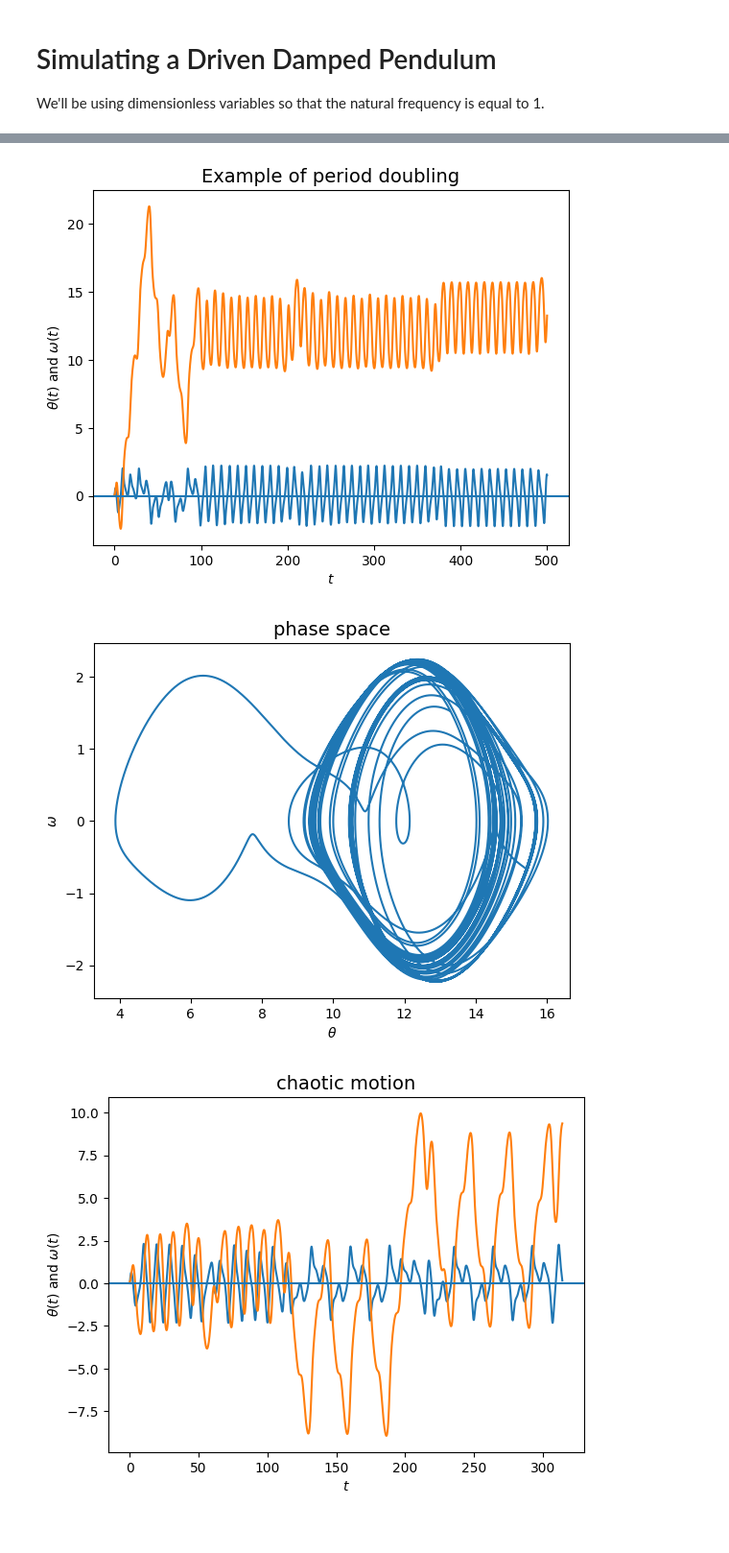
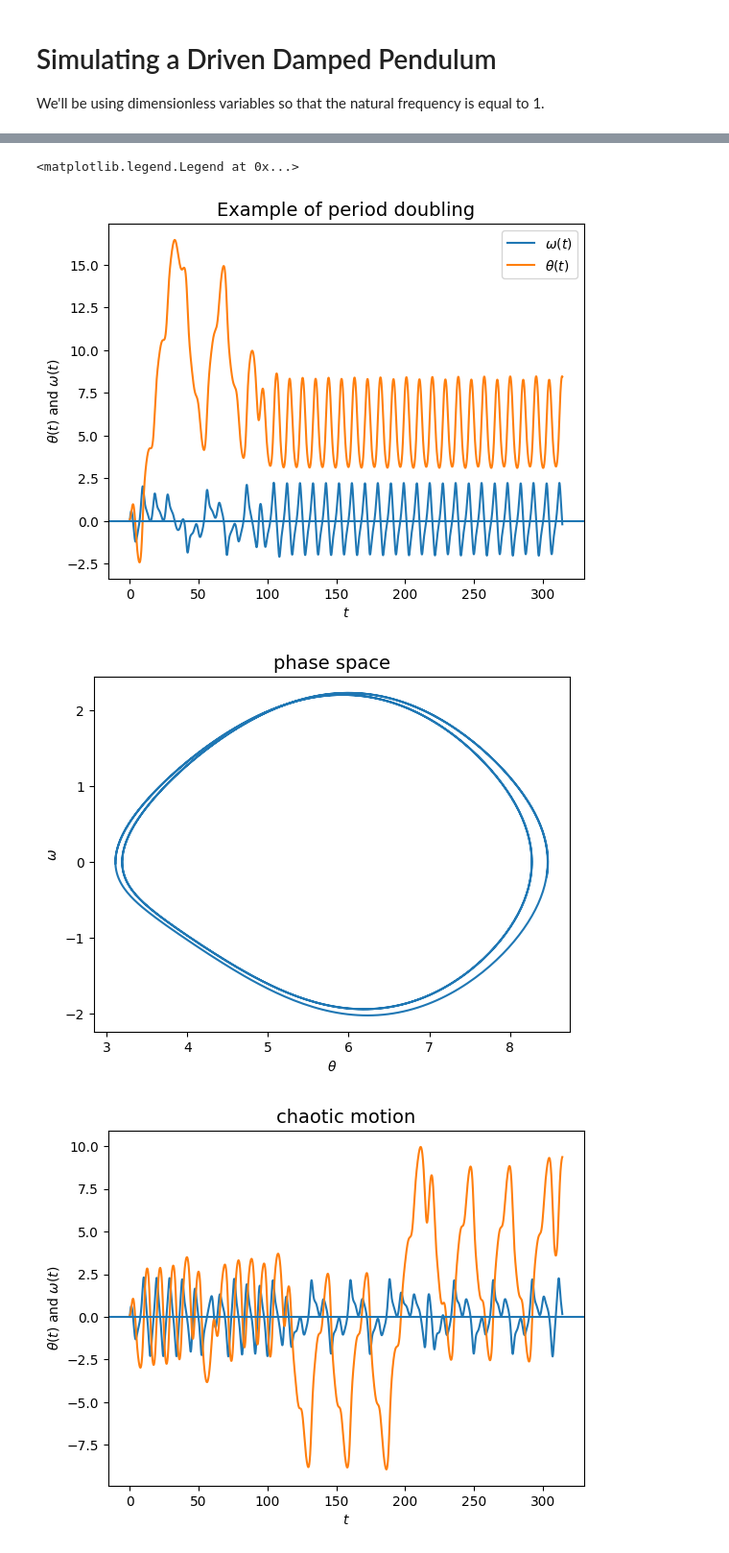
Before and after one commit to henpai91/DPP_Chaos, a Jupyter notebook: notebook.ipynb, the cells around one changed output, grey strips where cells are left out. Shown at 96% size. Saved outputs shown, nothing was run; the diff lists cells and outputs as text; code cells hidden in the pictures.

```diff
--- a/notebook.ipynb
+++ b/notebook.ipynb
@@ -32,10 +32,12 @@ state0 = np.array([theta0,omega0])# Combine initial conditions in array
 
 b = 0.5         # Damping parameter
 g = 1.07        # Driving amplitude
-omega_d = 2./3     # Driving frequency
+omega_d = 2/3     # Driving frequency
 
 t_start = 0
-t_end = 500
-t_eval = np.linspace(t_start,t_end,100000)
+t_end = 50*2*np.pi
+t_eval = np.linspace(t_start,t_end,50*201)
 # %%
-sol = integrate.solve_ivp(eom_dpp,t_span = (t_start,t_end), y0=state0, t_eval=t_eval, args=(b,g,omega_d))
+sol = integrate.solve_ivp(eom_dpp,t_span = (t_start,t_end), y0=state0,
+                          t_eval=t_eval,atol=1e-16, rtol=1e-16,args=(b,g,omega_d))
+print(sol)
@@ -42,17 +57,19 @@ sol = integrate.solve_ivp(eom_dpp,t_span = (t_start,t_end), y0=state0, t_eval=t_
 # %%
 th = sol.y[0]
 om = sol.y[1]
-t = t_eval
+t = sol.t
 # %%
 plt.figure(1)
-plt.plot(t_eval,om)
-plt.plot(t,th)
+plt.plot(t_eval,om, label='$\omega(t)$')
+plt.plot(t,th, label = '$\\theta(t)$')
 plt.axhline(0)
 plt.title("Example of period doubling",fontsize=14)
 plt.xlabel("$t$")
 plt.ylabel("$\\theta(t)$ and $\omega(t)$"); # No idea why I need \\theta
+plt.legend()
 # %% [output]
+<matplotlib.legend.Legend at 0x...>
-[figure, old version]
+[figure, new version]
 # %%
 plt.figure(2)
 plt.xlabel("$\\theta$")
@@ -61,7 +78,7 @@ plt.title("phase space",fontsize=14)
 tplot = 9000
 plt.plot(th[tplot:],om[tplot:]);
 # %% [output]
-[figure, old version]
+[figure, new version]
 # %%
 th0 = 0.1       # Initial theta
 om0 = 0         # Initial angular velocity
```
Also changed, not shown: parts of 1 cell of this notebook.
